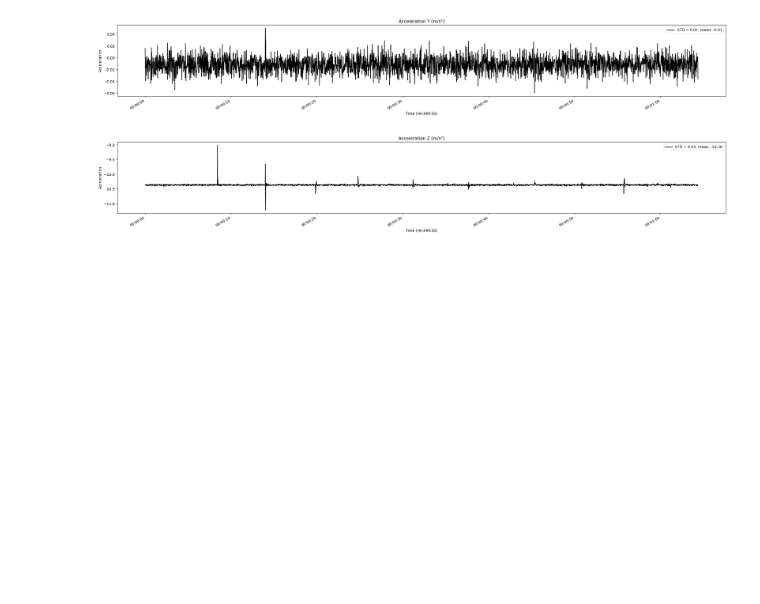
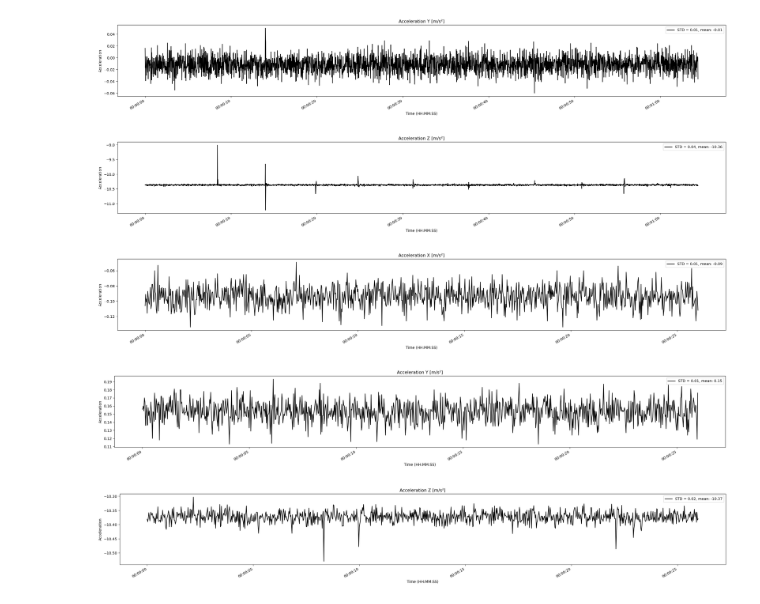
Before and after one commit to YaraLuginbuehl/LL_YaraLug, a Jupyter notebook: VN100/Drop_Test.ipynb, the cells around one changed output. Saved outputs shown, nothing was run; the diff lists cells and outputs as text; code cells hidden in the pictures; blank space fills up the shorter version.

```diff
--- a/VN100/Drop_Test.ipynb
+++ b/VN100/Drop_Test.ipynb
@@ -154,3 +154,52 @@ plt.show()
 [figure]
 [figure]
 [figure]
+# %%
+
+test1 = read_bin_file("Data/Drop_Test_2605_4.bin")
+time = np.arange(len(test1['accelX'])) * 1 / 40  # in seconds
+
+
+def seconds_to_hms(x, pos):
+    hours = int(x // 3600)
+    minutes = int((x % 3600) // 60)
+    seconds = int(x % 60)
+    return f'{hours:02}:{minutes:02}:{seconds:02}'
+
+hms_formatter = FuncFormatter(seconds_to_hms)
+
+# Accel X
+fig, ax = plt.subplots(figsize=(30, 4))
+ax.plot(time, test1['accelX'], "k", label=f'STD = {test1["accelX"].std():.2f}, mean: {test1["accelX"].mean():.2f}', markersize=1)
+ax.xaxis.set_major_formatter(hms_formatter)
+fig.autofmt_xdate()
+ax.set_title("Acceleration X [m/s²]")
+ax.set_xlabel("Time (HH:MM:SS)")
+ax.set_ylabel("Acceleration")
+ax.legend()
+
+# Accel Y
+fig, ax = plt.subplots(figsize=(30, 4))
+ax.plot(time, test1['accelY'], "k", label=f'STD = {test1["accelY"].std():.2f}, mean: {test1["accelY"].mean():.2f}', markersize=1)
+ax.xaxis.set_major_formatter(hms_formatter)
+fig.autofmt_xdate()
+ax.set_title("Acceleration Y [m/s²]")
+ax.set_xlabel("Time (HH:MM:SS)")
+ax.set_ylabel("Acceleration")
+ax.legend()
+
+# Accel Z
+fig, ax = plt.subplots(figsize=(30, 4))
+ax.plot(time, test1['accelZ'], "k", label=f'STD = {test1["accelZ"].std():.2f}, mean: {test1["accelZ"].mean():.2f}', markersize=1)
+ax.xaxis.set_major_formatter(hms_formatter)
+fig.autofmt_xdate()
+ax.set_title("Acceleration Z [m/s²]")
+ax.set_xlabel("Time (HH:MM:SS)")
+ax.set_ylabel("Acceleration")
+ax.legend()
+
+plt.show()
+# %% [output]
+[figure, added]
+[figure, added]
+[figure, added]
```
Also changed, not shown: parts of 1 cell of this notebook, 3 other files.
